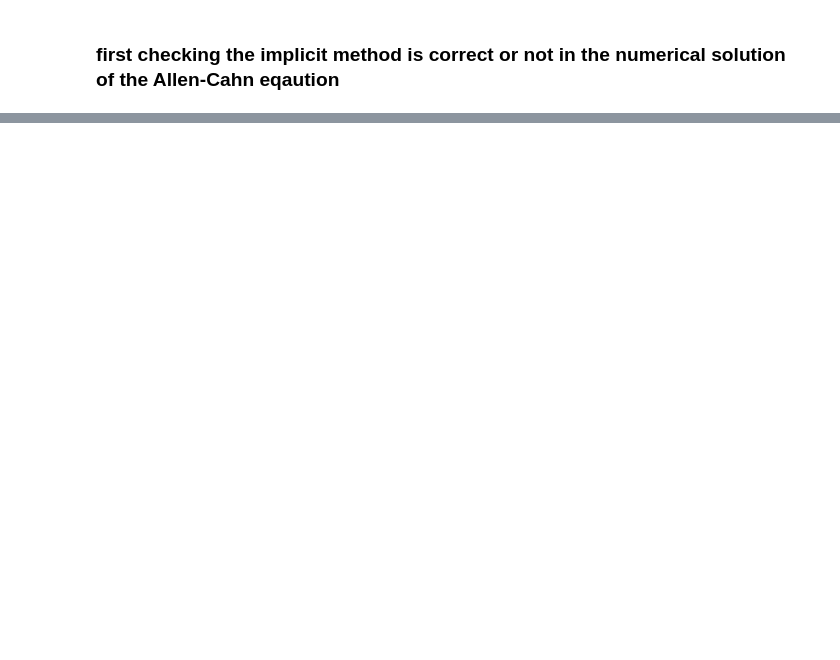
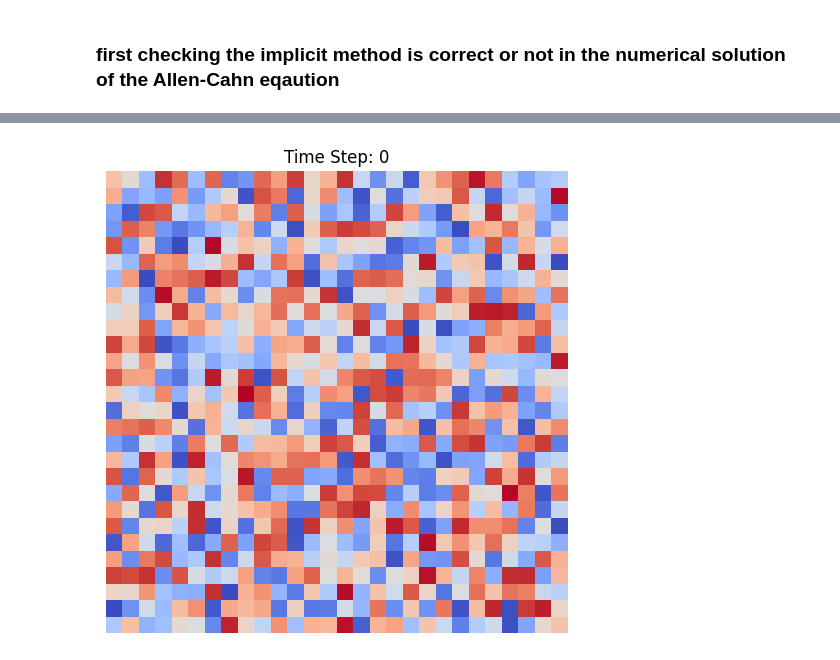
Before and after one commit to manjudhital/master_thesis, a Jupyter notebook: phasefield/physical_loss_implicit.ipynb, the cells around one changed output, grey strips where cells are left out. Cells and saved outputs as stored; diff of their text form; code cells hidden in the pictures; blank space fills up the shorter version.

```diff
--- a/phasefield/physical_loss_implicit.ipynb
+++ b/phasefield/physical_loss_implicit.ipynb
@@ -129,0 +243,98 @@ plt.show()
+# %%
+import numpy as np
+import matplotlib.pyplot as plt
+from scipy.fftpack import fft2, ifft2
+from PIL import Image
+
+
+# Parameters
+epsilon = 0.02  # Gradient energy coefficient
+dt = 0.01 * epsilon**2  # Reduced time step
+T = 1         # Total simulation time
+Nx, Ny = 28, 28  # Reduced grid size
+Lx, Ly = 1.0, 1.0  # Domain size
+dx, dy = Lx / Nx, Ly / Ny  # Grid spacing
+
+# Initialize the phase field (random noise)
+phi = np.random.uniform(-0.1, 0.1, (Nx, Ny))
+# phi =jnp.tanh((2 -sqrt(xx*2 + yy*2)) / (sqrt(2) *epsillon)) #initial condition of allen cahn equation
+
+
+# Fourier space setup
+kx = 2 * np.pi * np.fft.fftfreq(Nx, d=dx)
+ky = 2 * np.pi * np.fft.fftfreq(Ny, d=dy)
+Kx, Ky = np.meshgrid(kx, ky, indexing='ij')
+k_squared = Kx*2 + Ky*2
+
+# Function to solve the Allen-Cahn equation in Fourier space
+def allen_cahn_implicit(phi, dt, epsilon, k_squared):
+    max_iter = 100  # Maximum number of iterations
+    tol = 1e-6      # Convergence tolerance
+    phi_new = phi.copy()
+
+    for _ in range(max_iter):
+        # Compute nonlinear term
+        nonlinear_term = (phi_new - phi_new*3) / epsilon*2
+
+        # Transform to Fourier space
+        phi_hat = fft2(phi_new)
+        nonlinear_hat = fft2(nonlinear_term)
+
+        # Update in Fourier space
+        phi_hat_new = (fft2(phi) + dt * nonlinear_hat) / (1 + dt * k_squared)
+
+        # Transform back to real space
+        phi_new_updated = np.real(ifft2(phi_hat_new))
+
+        # Check for convergence
+        if np.linalg.norm(phi_new_updated - phi_new) < tol:
+            break
+
+        phi_new = phi_new_updated
+
+    return phi_new
+
+# Simulation loop
+time_steps = int(T / dt)
+frames = []  # List to store frames for the animation
+
+for step in range(time_steps):
+    phi = allen_cahn_implicit(phi, dt, epsilon, k_squared)
+    phi = np.clip(phi, -1.0, 1.0)  # Clip phi to prevent overflow
+
+    # Print diagnostics
+    # print(f"Time Step: {step}, Min: {np.min(phi)}, Max: {np.max(phi)}")
+    if np.isnan(phi).any():
+        print("NaN values detected in phi.")
+        break
+
+    # Plot at specific time steps
+    if step % 3000 == 0:
+        plt.figure(figsize=(6, 6))
+        plt.imshow(phi, cmap='coolwarm', extent=[0, Lx, 0, Ly], origin='lower')
+        # plt.colorbar(label='Phase Field')
+        plt.title(f"Time Step: {step}")
+        plt.xlabel("x")
+        plt.ylabel("y")
+
+        # Save the current frame as an image
+        plt.axis('off')  # Turn off axes for cleaner animation
+        plt.show()
+        # plt.savefig(f"frames/frame_{step:04d}.png", bbox_inches='tight', pad_inches=0)
+        # plt.close()
+
+        # Append the image to the frames list
+#         frames.append(Image.open(f"frames/frame_{step:04d}.png"))
+
+# # Save the frames as a GIF using Pillow
+# frames[0].save(
+#     "allen_cahn_evolution_new.gif",
+#     save_all=True,
+#     append_images=frames[1:],
+#     duration=200,  # Duration between frames in milliseconds
+#     loop=0         # Loop indefinitely
+# )
+
+# print("Animation saved as 'allen_cahn_evolution.gif'")
+# %% [output]
+[figure, added]
```
Also changed, not shown: parts of 5 cells of this notebook, 5 other files.
